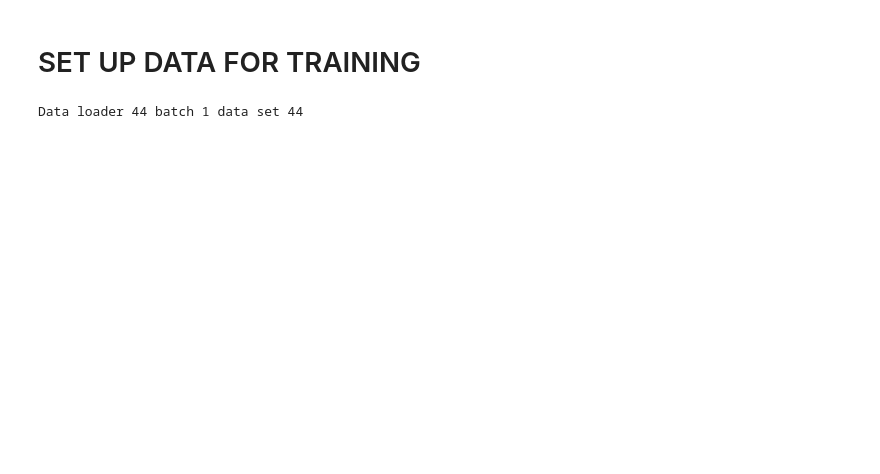
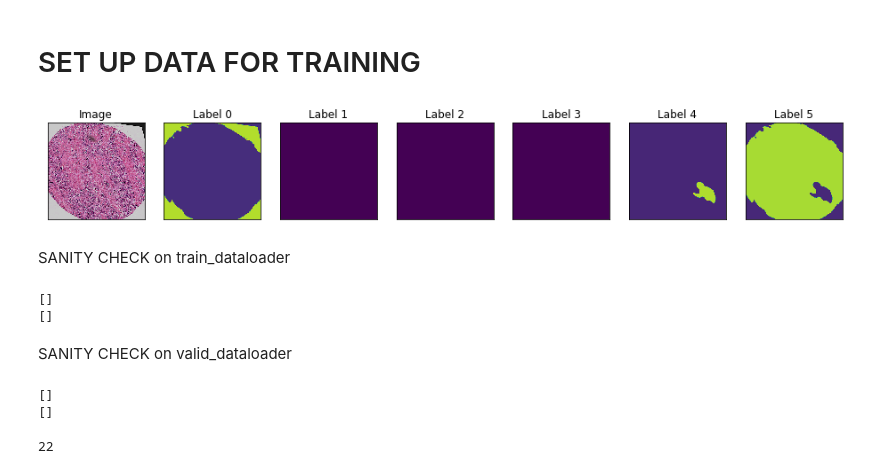
Before and after one commit to kongfupanda03/Prostate_cancer_capstone, a Jupyter notebook: Chi/UNet_2704.ipynb, the cells around one changed output. Cells and saved outputs as stored; diff of their text form; code cells hidden in the pictures; blank space fills up the shorter version.

Commit message:
add sanity check for shape

```diff
--- a/Chi/UNet_2704.ipynb
+++ b/Chi/UNet_2704.ipynb
@@ -113,6 +95,7 @@ class Dataset:
             classes=None,
             augmentation=None,
             preprocessing=None,
+            with_shape_assert= False
     ):
         self.image_ids = os.listdir(images_dir)
         self.mask_ids = os.listdir(masks_dir)
@@ -129,6 +112,7 @@ class Dataset:
 
         self.augmentation = augmentation
         self.preprocessing = preprocessing
+        self.with_shape_assert = with_shape_assert
 
     def __getitem__(self, i):
 
@@ -151,6 +135,11 @@ class Dataset:
             sample = self.preprocessing(image=image, mask=mask)
             image, mask = sample['image'], sample['mask']
 
+        #this is to check the shape of image and ask after the agumentation and preprprocessing
+        if self.with_shape_assert:
+            assert image.shape ==(512, 512, 3)
+            assert mask.shape ==(512,512,6)
+
         return image, mask
 
     def __len__(self):
@@ -480,7 +460,8 @@ train_dataset = Dataset(
     y_train_dir,
     classes=CLASSES,
     augmentation=get_training_augmentation(),
-    preprocessing=get_preprocessing()
+    preprocessing=get_preprocessing(),
+    with_shape_assert= True
 )
 
 # Dataset for validation images
@@ -489,16 +470,54 @@ valid_dataset = Dataset(
     y_valid_dir,
     classes=CLASSES,
     augmentation=get_validation_augmentation(),
-    preprocessing=get_preprocessing()
+    preprocessing=get_preprocessing(),
+    with_shape_assert= True
 )
 
 train_dataloader = Dataloader(train_dataset, batch_size=BATCH_SIZE, shuffle=True)
-valid_dataloader = Dataloader(valid_dataset, batch_size=1, shuffle=False)
+valid_dataloader = Dataloader(valid_dataset, batch_size=2, shuffle=False)
 
 # check shapes for errors
 assert train_dataloader[0][0].shape == (BATCH_SIZE, 512, 512, 3)
 assert train_dataloader[0][1].shape == (BATCH_SIZE, 512, 512, n_classes)
+# %%
+#visualize one pair of image and mask in the train_dataset
+
+image, mask = train_dataset[0] # get some sample
+visualize(
+    image=image,
+    label_0=mask[..., 0].squeeze(),
+    label_1=mask[..., 1].squeeze(),
+    label_2=mask[..., 2].squeeze(),
+    label_3=mask[..., 3].squeeze(),
+    label_4=mask[..., 4].squeeze(),
+    label_5=mask[..., 5].squeeze()
+)
+# %% [output]
+[figure, added]
+# %% [markdown]
+SANITY CHECK on train_dataloader
+# %%
+len_check = [i for i in train_dataloader if len(i)!=2]
+shape_check =[i for i in train_dataloader if i[0].shape !=(BATCH_SIZE,512,512,3) or i[1].shape != (BATCH_SIZE, 512,512,6)]
+
+print(len_check)
+print(shape_check)
+# %% [output]
+[]
+[]
+# %% [markdown]
+SANITY CHECK on valid_dataloader
+# %%
+len_check = [i for i in valid_dataloader if len(i)!=2]
+shape_check =[i for i in valid_dataloader if i[0].shape !=(2,512,512,3) or i[1].shape != (2, 512,512,6)]
+
+print(len_check)
+print(shape_check)
+# %% [output]
+[]
+[]
 # %%
-print(valid_dataloader)
+len(valid_dataloader)
 # %% [output]
-Data loader 44 batch 1 data set 44
+22
```
Also changed, not shown: parts of 7 cells of this notebook.
